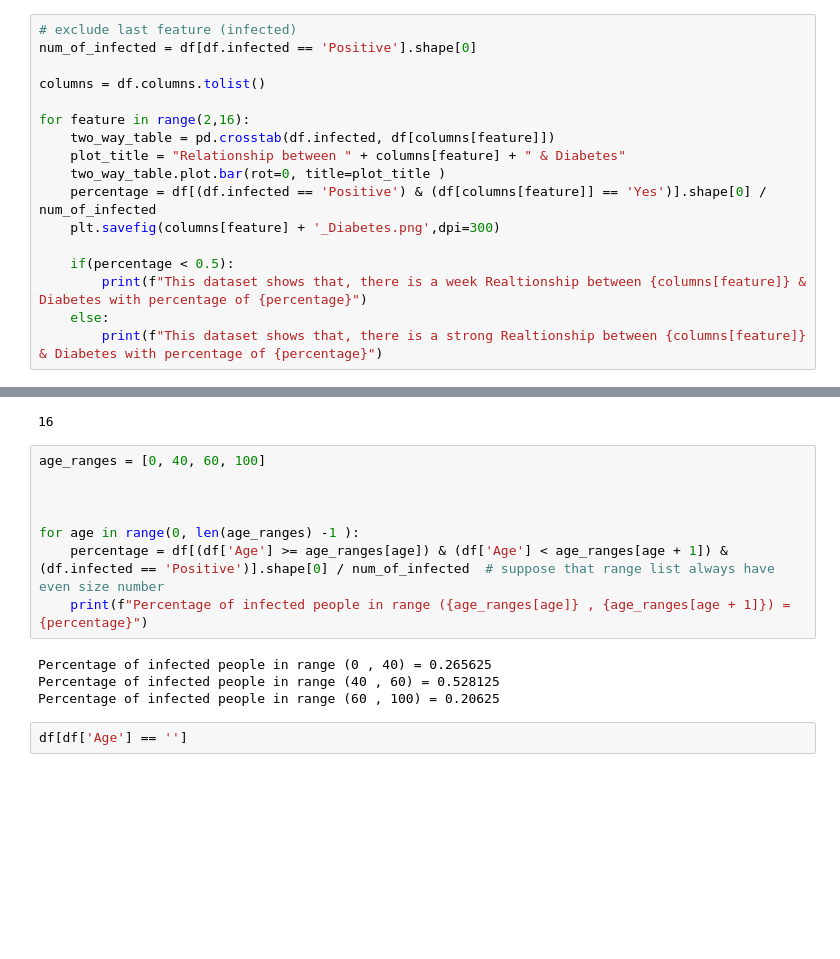
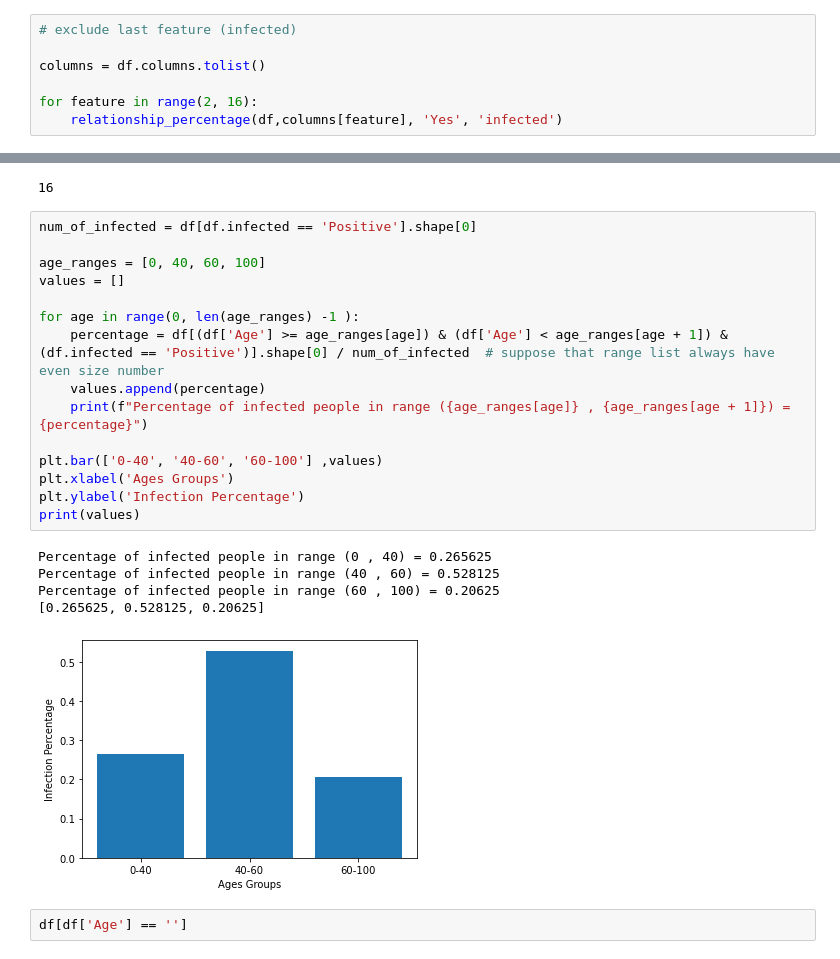
Before and after one commit to Yousef-Salah/Statistical-Analysis, a Jupyter notebook: final_code.ipynb, the cells around one changed output, grey strips where cells are left out. Saved outputs shown, nothing was run; the diff lists cells and outputs as text; blank space fills up the shorter version.

```diff
--- a/final_code.ipynb
+++ b/final_code.ipynb
@@ -22,20 +41,10 @@ df
 # %%
 # exclude last feature (infected)
-num_of_infected = df[df.infected == 'Positive'].shape[0]
 
 columns = df.columns.tolist()
 
-for feature in range(2,16):
-    two_way_table = pd.crosstab(df.infected, df[columns[feature]])
-    plot_title = "Relationship between " + columns[feature] + " & Diabetes"
-    two_way_table.plot.bar(rot=0, title=plot_title )
-    percentage = df[(df.infected == 'Positive') & (df[columns[feature]] == 'Yes')].shape[0] / num_of_infected
-    plt.savefig(columns[feature] + '_Diabetes.png',dpi=300)
-
-    if(percentage < 0.5):
-        print(f"This dataset shows that, there is a week Realtionship between {columns[feature]} & Diabetes with percentage of {percentage}")
-    else:
-        print(f"This dataset shows that, there is a strong Realtionship between {columns[feature]} & Diabetes with percentage of {percentage}")
+for feature in range(2, 16):
+    relationship_percentage(df,columns[feature], 'Yes', 'infected')
 # %% [output]
 This dataset shows that, there is a strong Realtionship between Polyuria & Diabetes with percentage of 0.759375
 This dataset shows that, there is a strong Realtionship between Polydipsia & Diabetes with percentage of 0.703125
@@ -122,17 +117,26 @@ ages.min()
 # %% [output]
 16
 # %%
+num_of_infected = df[df.infected == 'Positive'].shape[0]
+
 age_ranges = [0, 40, 60, 100]
-
-
+values = []
 
 for age in range(0, len(age_ranges) -1 ):
     percentage = df[(df['Age'] >= age_ranges[age]) & (df['Age'] < age_ranges[age + 1]) & (df.infected == 'Positive')].shape[0] / num_of_infected  # suppose that range list always have even size number
+    values.append(percentage)
     print(f"Percentage of infected people in range ({age_ranges[age]} , {age_ranges[age + 1]}) = {percentage}")
+
+plt.bar(['0-40', '40-60', '60-100'] ,values)
+plt.xlabel('Ages Groups')
+plt.ylabel('Infection Percentage')
+print(values)
 # %% [output]
 Percentage of infected people in range (0 , 40) = 0.265625
 Percentage of infected people in range (40 , 60) = 0.528125
 Percentage of infected people in range (60 , 100) = 0.20625
+[0.265625, 0.528125, 0.20625]
+[figure, added]
 # %%
 df[df['Age'] == '']
 # %% [output]
```
Also changed, not shown: parts of 4 cells of this notebook, 1 other file.
